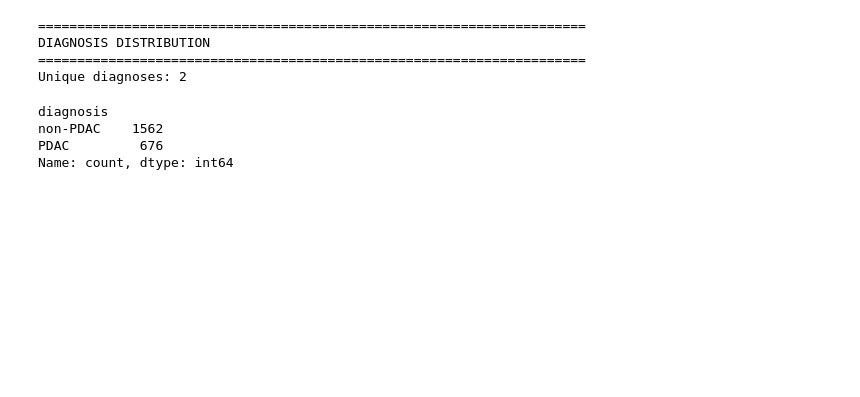
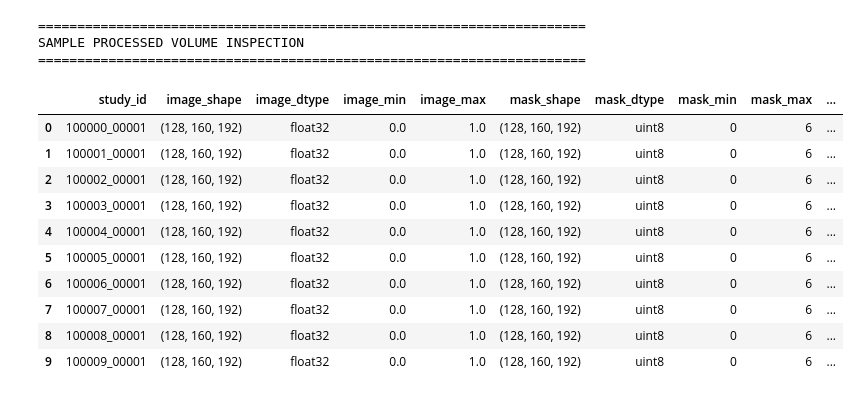
Before and after one commit to imacreepnweirdo/pancreatic-ai-framework, a Jupyter notebook: notebooks/16_final_dataset_audit.ipynb, the cells around one changed output. Saved outputs shown, nothing was run; the diff lists cells and outputs as text; code cells hidden in the pictures; blank space fills up the shorter version.

```diff
--- a/notebooks/16_final_dataset_audit.ipynb
+++ b/notebooks/16_final_dataset_audit.ipynb
@@ -691,36 +660,56 @@ Name: count, dtype: int64
 # %%
 # ============================================================
-# CELL 13 — DIAGNOSIS DISTRIBUTION
+# Cell 13 — Sample processed volume inspection
 # ============================================================
 
-if "diagnosis" in metadata.columns:
+print("=" * 70)
+print("SAMPLE PROCESSED VOLUME INSPECTION")
+print("=" * 70)
 
-    print("=" * 70)
-    print("DIAGNOSIS DISTRIBUTION")
-    print("=" * 70)
+SAMPLE_SIZE = 10
 
-    diagnosis_counts = (
-        metadata["diagnosis"]
-        .value_counts(dropna=False)
-    )
+sample_ids = sorted(study_ids)[:SAMPLE_SIZE]
 
-    print(
-        "Unique diagnoses:",
-        metadata["diagnosis"]
-        .nunique(dropna=True)
-    )
+results = []
 
-    display(
-        diagnosis_counts.head(30)
-    )
+for study_id in sample_ids:
+
+    image_path = IMAGES_DIR / f"{study_id}.npy"
+    mask_path = MASKS_DIR / f"{study_id}.npy"
+
+    image = np.load(image_path, mmap_mode="r")
+    mask = np.load(mask_path, mmap_mode="r")
+
+    results.append({
+        "study_id": study_id,
+        "image_shape": image.shape,
+        "image_dtype": str(image.dtype),
+        "image_min": float(image.min()),
+        "image_max": float(image.max()),
+        "mask_shape": mask.shape,
+        "mask_dtype": str(mask.dtype),
+        "mask_min": int(mask.min()),
+        "mask_max": int(mask.max()),
+        "mask_labels": np.unique(mask).tolist(),
+    })
+
+sample_df = pd.DataFrame(results)
+
+display(sample_df)
 # %% [output]
 ======================================================================
-DIAGNOSIS DISTRIBUTION
+SAMPLE PROCESSED VOLUME INSPECTION
 ======================================================================
-Unique diagnoses: 2
-diagnosis
-non-PDAC    1562
-PDAC         676
-Name: count, dtype: int64
+|  | study_id | image_shape | image_dtype | image_min | image_max | mask_shape | mask_dtype | mask_min | mask_max | ... |
+| 0 | 100000_00001 | (128, 160, 192) | float32 | 0.0 | 1.0 | (128, 160, 192) | uint8 | 0 | 6 | ... |
+| 1 | 100001_00001 | (128, 160, 192) | float32 | 0.0 | 1.0 | (128, 160, 192) | uint8 | 0 | 6 | ... |
+| 2 | 100002_00001 | (128, 160, 192) | float32 | 0.0 | 1.0 | (128, 160, 192) | uint8 | 0 | 6 | ... |
+| 3 | 100003_00001 | (128, 160, 192) | float32 | 0.0 | 1.0 | (128, 160, 192) | uint8 | 0 | 6 | ... |
+| 4 | 100004_00001 | (128, 160, 192) | float32 | 0.0 | 1.0 | (128, 160, 192) | uint8 | 0 | 6 | ... |
+| 5 | 100005_00001 | (128, 160, 192) | float32 | 0.0 | 1.0 | (128, 160, 192) | uint8 | 0 | 6 | ... |
+| 6 | 100006_00001 | (128, 160, 192) | float32 | 0.0 | 1.0 | (128, 160, 192) | uint8 | 0 | 6 | ... |
+| 7 | 100007_00001 | (128, 160, 192) | float32 | 0.0 | 1.0 | (128, 160, 192) | uint8 | 0 | 6 | ... |
+| 8 | 100008_00001 | (128, 160, 192) | float32 | 0.0 | 1.0 | (128, 160, 192) | uint8 | 0 | 6 | ... |
+| 9 | 100009_00001 | (128, 160, 192) | float32 | 0.0 | 1.0 | (128, 160, 192) | uint8 | 0 | 6 | ... |
 # %%
 # ============================================================
```
Also changed, not shown: parts of 16 cells of this notebook, 6 other files.
